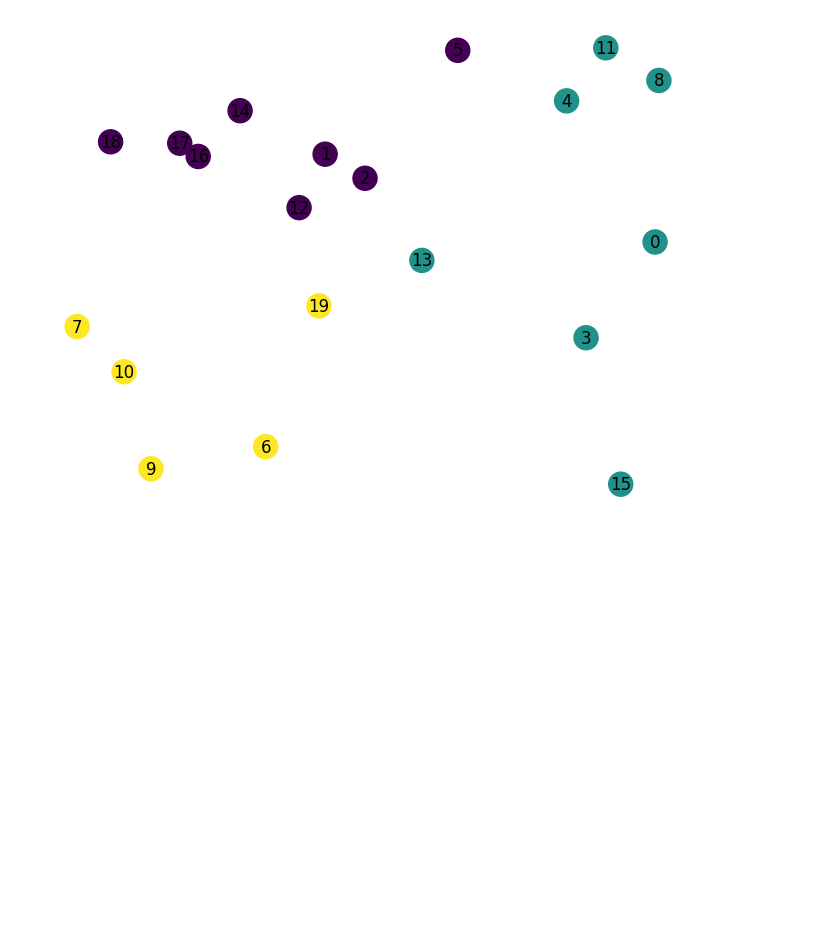
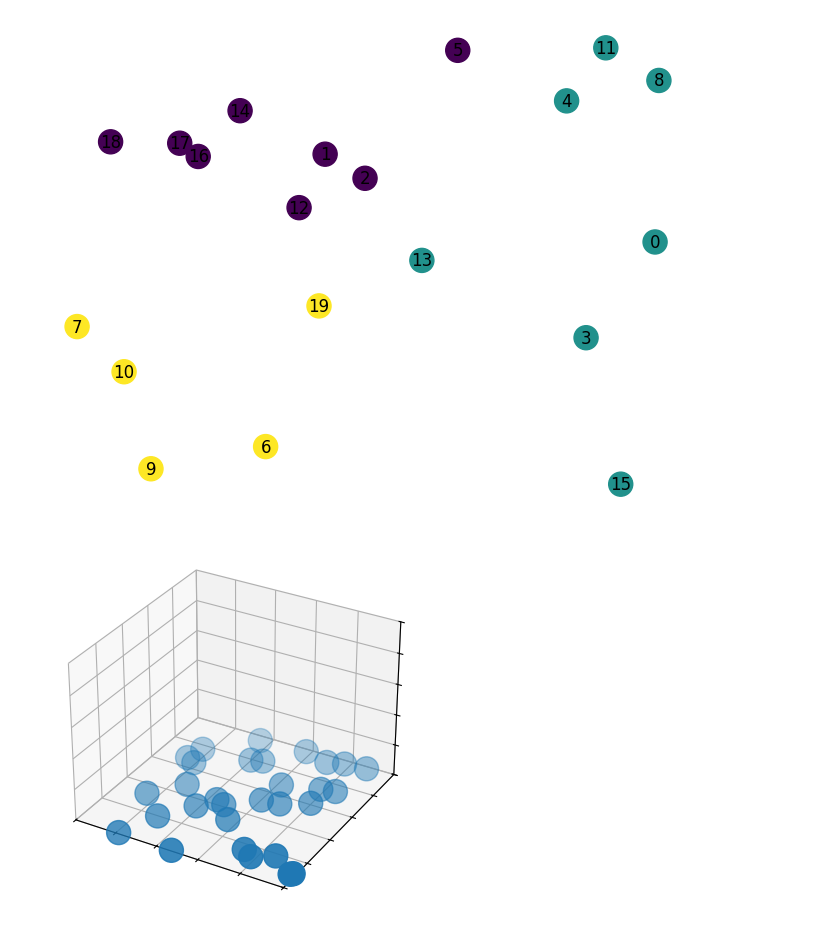
Before and after one commit to matt-banschbach/CMOR492-DWS, a Jupyter notebook: random_graph/random_graph_experiment.ipynb, the cells around one changed output. Drawn from its saved outputs; the diff is of its cells as text; code cells hidden in the pictures; blank space fills up the shorter version.

```diff
--- a/random_graph/random_graph_experiment.ipynb
+++ b/random_graph/random_graph_experiment.ipynb
@@ -135,3 +137,33 @@ nx.draw(graph_complete, pos=pos, node_color=node_colors, with_labels=True)
 plt.show()
 # %% [output]
 [figure]
+# %%
+import networkx as nx
+import matplotlib.pyplot as plt
+import numpy as np
+from mpl_toolkits.mplot3d import Axes3D
+
+# Generate random 3D points
+num_points = 30
+
+points = np.random.rand(num_points, 3)
+
+# Create a NetworkX graph
+G = nx.Graph()
+for i in range(num_points):
+    G.add_node(i, pos=tuple(points[i]))
+
+# Visualize the graph in 3D
+fig = plt.figure()
+ax = fig.add_subplot(111, projection='3d')
+
+nx.draw_networkx_nodes(G, pos=nx.get_node_attributes(G, 'pos'), ax=ax)
+
+# Adjust the plot limits
+ax.set_xlim([0, 1])
+ax.set_ylim([0, 1])
+ax.set_zlim([0, 1])
+
+plt.show()
+# %% [output]
+[figure, added]
```
Also changed, not shown: parts of 3 cells of this notebook, 2 other files.
